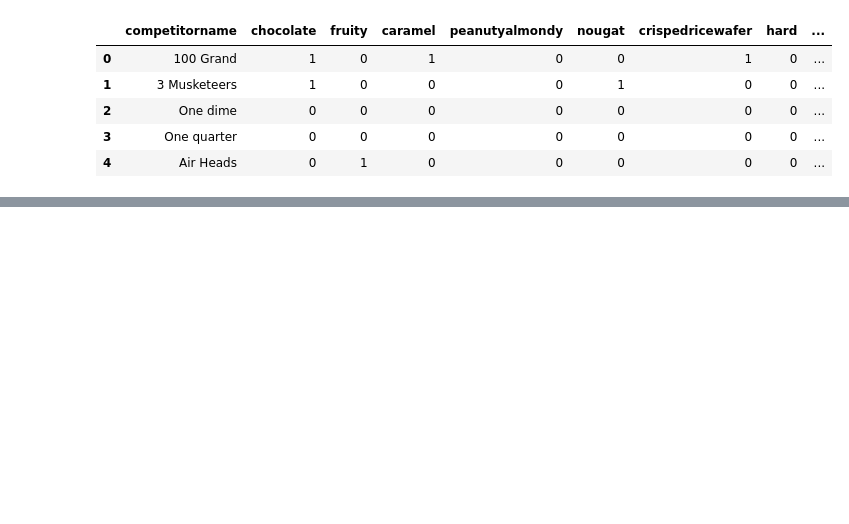
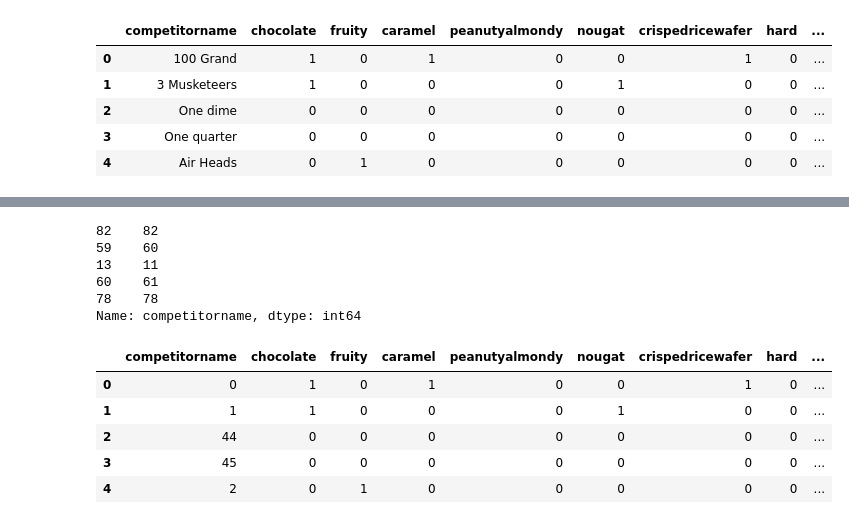
Before and after one commit to mohmaed7777/The-Ultimate-Halloween-Candy-Power-Ranking, a Jupyter notebook: Candy_Classification_by_using_Logistic_Regression_.ipynb, the cells around one changed output, grey strips where cells are left out. Saved outputs shown, nothing was run; the diff lists cells and outputs as text; code cells hidden in the pictures; blank space fills up the shorter version.

```diff
--- a/Candy_Classification_by_using_Logistic_Regression_.ipynb
+++ b/Candy_Classification_by_using_Logistic_Regression_.ipynb
@@ -17,0 +138,18 @@ df.head()
+# %%
+df['competitorname'].sample(5)
+# %% [output]
+82    82
+59    60
+13    11
+60    61
+78    78
+Name: competitorname, dtype: int64
+# %%
+df.head()
+# %% [output]
+|  | competitorname | chocolate | fruity | caramel | peanutyalmondy | nougat | crispedricewafer | hard | ... |
+| 0 | 0 | 1 | 0 | 1 | 0 | 0 | 1 | 0 | ... |
+| 1 | 1 | 1 | 0 | 0 | 0 | 1 | 0 | 0 | ... |
+| 2 | 44 | 0 | 0 | 0 | 0 | 0 | 0 | 0 | ... |
+| 3 | 45 | 0 | 0 | 0 | 0 | 0 | 0 | 0 | ... |
+| 4 | 2 | 0 | 1 | 0 | 0 | 0 | 0 | 0 | ... |
```
Also changed, not shown: parts of 16 cells of this notebook.
